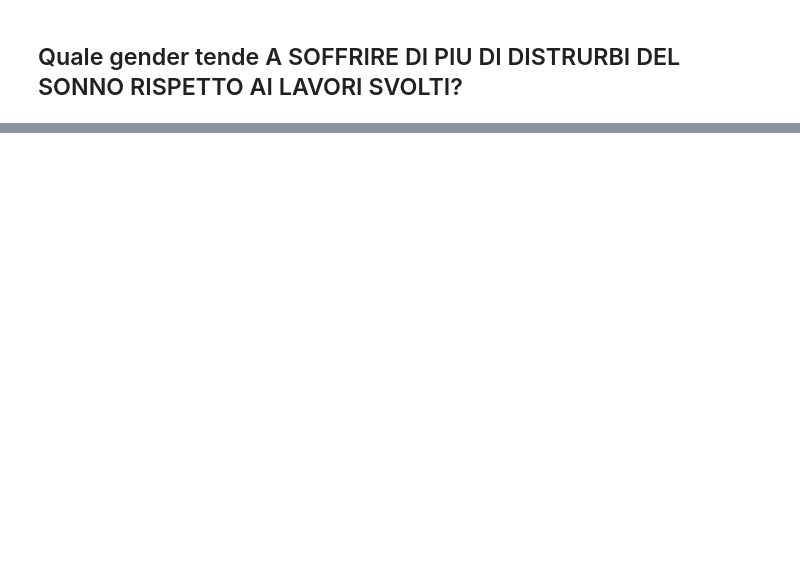
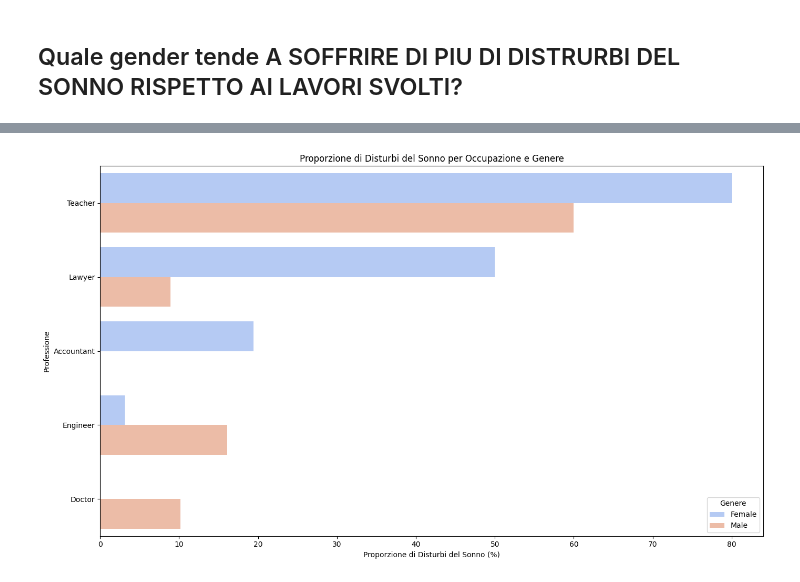
Before and after one commit to gretaquadranti/DataVisualization, a Jupyter notebook: dataViz_notebook.ipynb, the cells around one changed output, grey strips where cells are left out. Saved outputs shown, nothing was run; the diff lists cells and outputs as text; code cells hidden in the pictures; blank space fills up the shorter version.

```diff
--- a/dataViz_notebook.ipynb
+++ b/dataViz_notebook.ipynb
@@ -224,0 +237,17 @@ plt.show()
+# %%
+#converto in datatframe
+proporzione_df = proporzione_lavoro_gender.reset_index()
+
+#rinomino le colonne
+proporzione_df.columns = ['Occupation', 'Gender', 'Sleep Disorder Proportion (%)']
+
+
+############################# Rimuovo tutti i lavori che hanno un solo gender #############################
+#(Doctor li ha entrambi, però Female non hanno Disturbi del sonno)
+proporzione_df = proporzione_df[~proporzione_df['Occupation'].isin(['Manager', 'Sales Representative', 'Salesperson', 'Nurse', 'Scientist', 'Software Engineer'])]
+
+
+# Ordino decrescente
+proporzione_df = proporzione_df.sort_values(by='Sleep Disorder Proportion (%)', ascending=False)
+
+print(proporzione_df)
@@ -224,0 +266,17 @@ plt.show()
+# %%
+plt.figure(figsize=(14, 8))
+sns.barplot(
+    data=proporzione_df,
+    y='Occupation',
+    x='Sleep Disorder Proportion (%)',
+    hue='Gender',
+    palette='coolwarm'
+)
+plt.title('Proporzione di Disturbi del Sonno per Occupazione e Genere')
+plt.ylabel('Professione')
+plt.xlabel('Proporzione di Disturbi del Sonno (%)')
+plt.legend(title='Genere')
+plt.tight_layout()
+plt.show()
+# %% [output]
+[figure, added]
```
Also changed, not shown: parts of 8 cells of this notebook.
